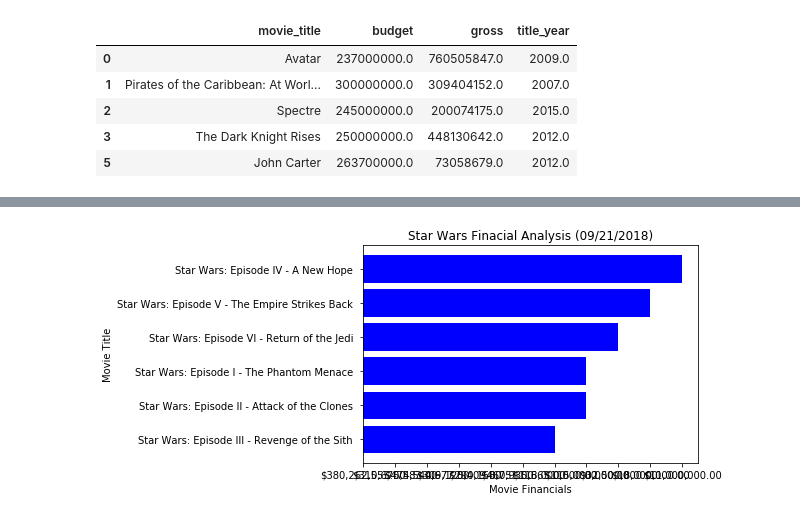
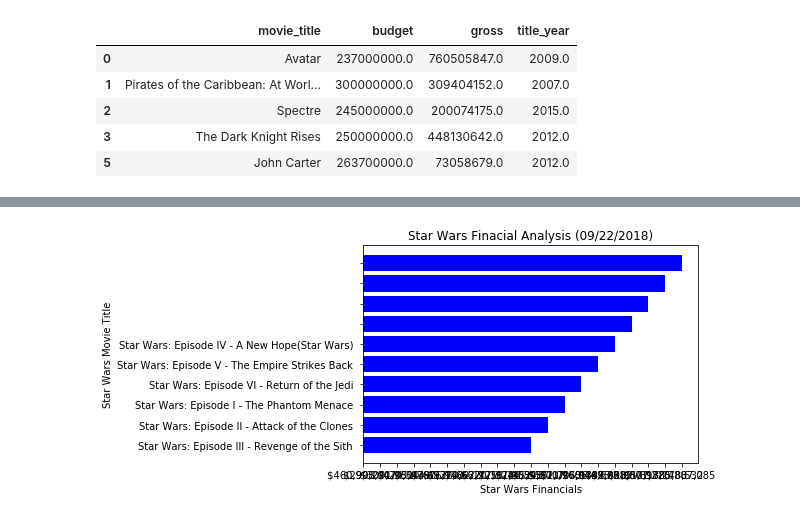
Before and after one commit to pjohsz/Project_One, a Jupyter notebook: Project One.ipynb, the cells around one changed output, grey strips where cells are left out. Drawn from its saved outputs; the diff is of its cells as text; code cells hidden in the pictures.

```diff
--- a/Project One.ipynb
+++ b/Project One.ipynb
@@ -24,3 +24,10 @@ from config import (consumer_key,
 auth = tweepy.OAuthHandler(consumer_key, consumer_secret)
 auth.set_access_token(access_token, access_token_secret)
 api = tweepy.API(auth, parser=tweepy.parsers.JSONParser())
+# %%
+# Save path to movies data file in a variable
+Nbr_data_file = "Resources/TheNumbersGross.csv"
+
+# Use Pandas to read data
+gross_data_df = pd.read_csv(Nbr_data_file)
+gross_data_df.head()
@@ -134,0 +138,6 @@ See the caveats in the documentation: http://pandas.pydata.org/pandas-docs/stabl
+# %%
+# Extract the Star Wars Movie information
+starwars_gross_df = gross_data_df[gross_data_df['movie_title'].str.contains("Star Wars")]
+starwars_gross_df
+
+starwars_gross_df.head(15)
@@ -135,32 +156,32 @@ See the caveats in the documentation: http://pandas.pydata.org/pandas-docs/stabl
 # %%
 # Create bar chart for Starwars Franchise
-movie_titles = starwars_df['movie_title']
-movie_gross = starwars_df['gross']
-movie_budget = starwars_df['budget']
+title = starwars_gross_df['movie_title']
+d_gross = starwars_gross_df['Domestic_Gross']
+w_gross = starwars_gross_df['Worldwide_Gross']
 
-y_axis = np.arange(len(movie_titles))
-x_axis = np.arange(len(movie_gross))
+y_axis = np.arange(len(title))
+x_axis = np.arange(len(d_gross))
 
-plt.barh(y_axis, movie_gross, color="g", align="center")
-plt.barh(y_axis, movie_budget, color="b", align="center")
+plt.barh(y_axis, d_gross, color="g", align="center")
+plt.barh(y_axis, w_gross, color="b", align="center")
 
 # Tell matplotlib where we would like to place each of our x axis headers
 tick_locations = [value for value in x_axis]
 plt.yticks(tick_locations, starwars_df['movie_title'])
 
 # Get the current date for display
 now = datetime.now()
 now = now.strftime("%m/%d/%Y")
 
 # Give our chart some labels and a tile
 plt.title(f"Star Wars Finacial Analysis ({now})")
-plt.ylabel("Movie Title")
-plt.xlabel("Movie Financials")
+plt.ylabel("Star Wars Movie Title")
+plt.xlabel("Star Wars Financials")
 
 # Save Figure
 plt.savefig("Fig1.png")
 
 # Show plot
 plt.show()
 # %% [output]
-[figure, old version]
+[figure, new version]
```
Also changed, not shown: parts of 8 cells of this notebook, 3 other files.
